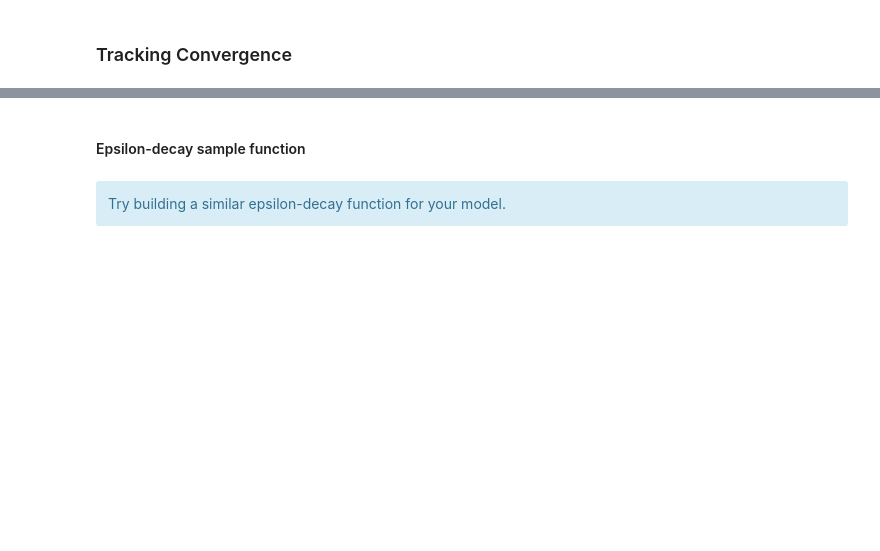
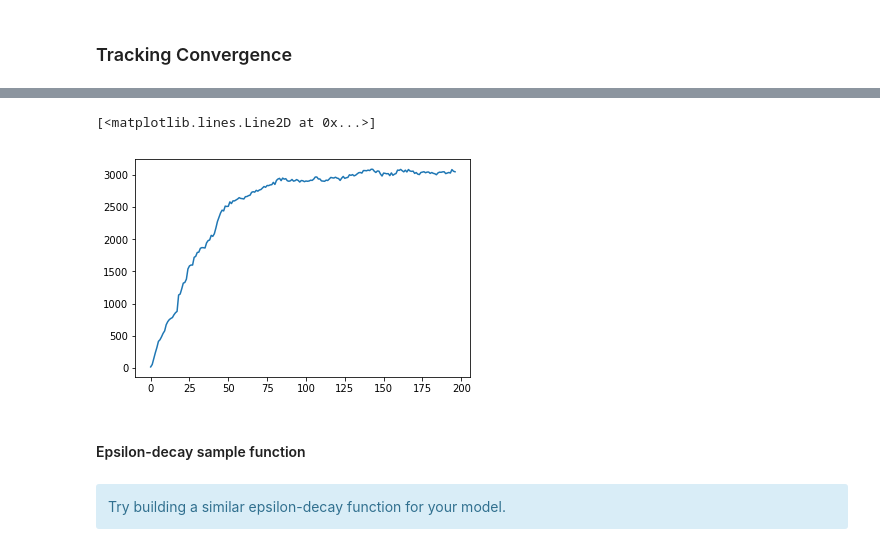
Before and after one commit to bkumar12888/RL_Project, a Jupyter notebook: aravind_latest/DQN_Agent_Arch1_v4.ipynb, the cells around one changed output, grey strips where cells are left out. Saved outputs shown, nothing was run; the diff lists cells and outputs as text; code cells hidden in the pictures; blank space fills up the shorter version.

```diff
--- a/aravind_latest/DQN_Agent_Arch1_v4.ipynb
+++ b/aravind_latest/DQN_Agent_Arch1_v4.ipynb
@@ -335,3 +358,10 @@ pylab.show()
+# %%
+# State-action q-value graph
+values = States_track['4-0-0']['4-1']
+plt.plot(values)
+# %% [output]
+[<matplotlib.lines.Line2D at 0x...>]
+[figure, added]
 # %% [markdown]
 #### Epsilon-decay sample function
 # %% [markdown]
```
Also changed, not shown: parts of 7 cells of this notebook.
